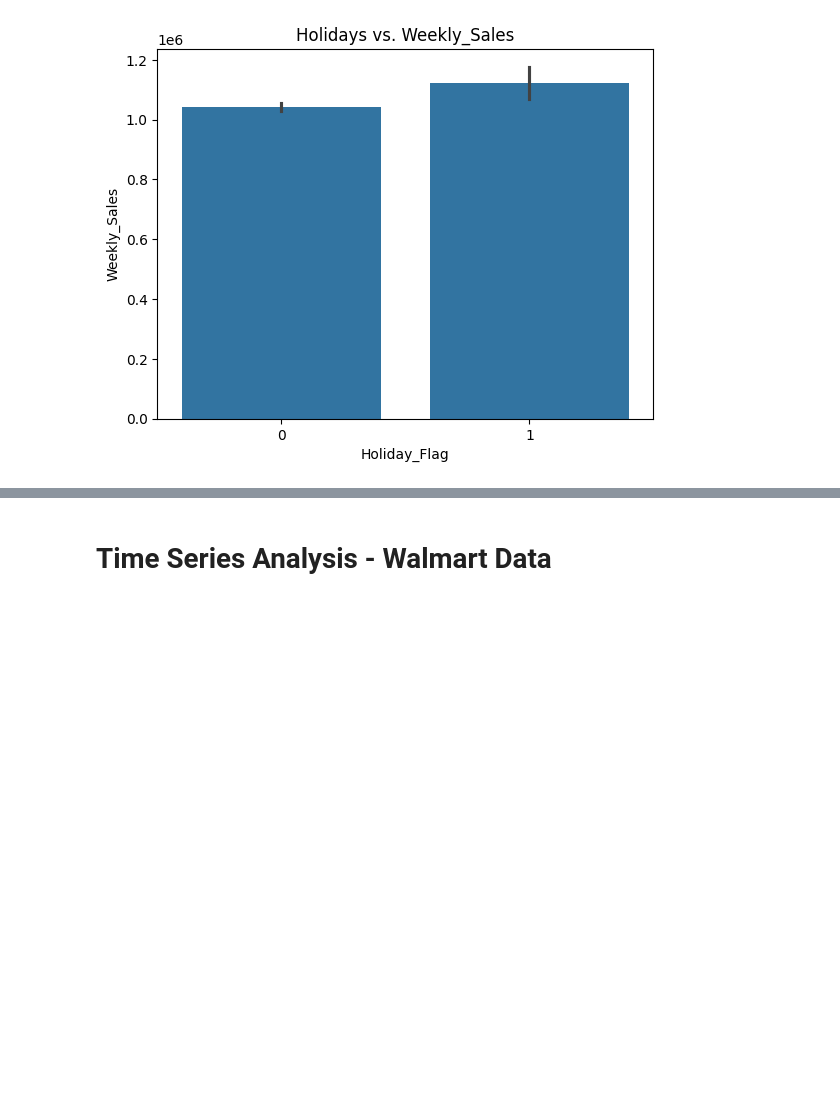
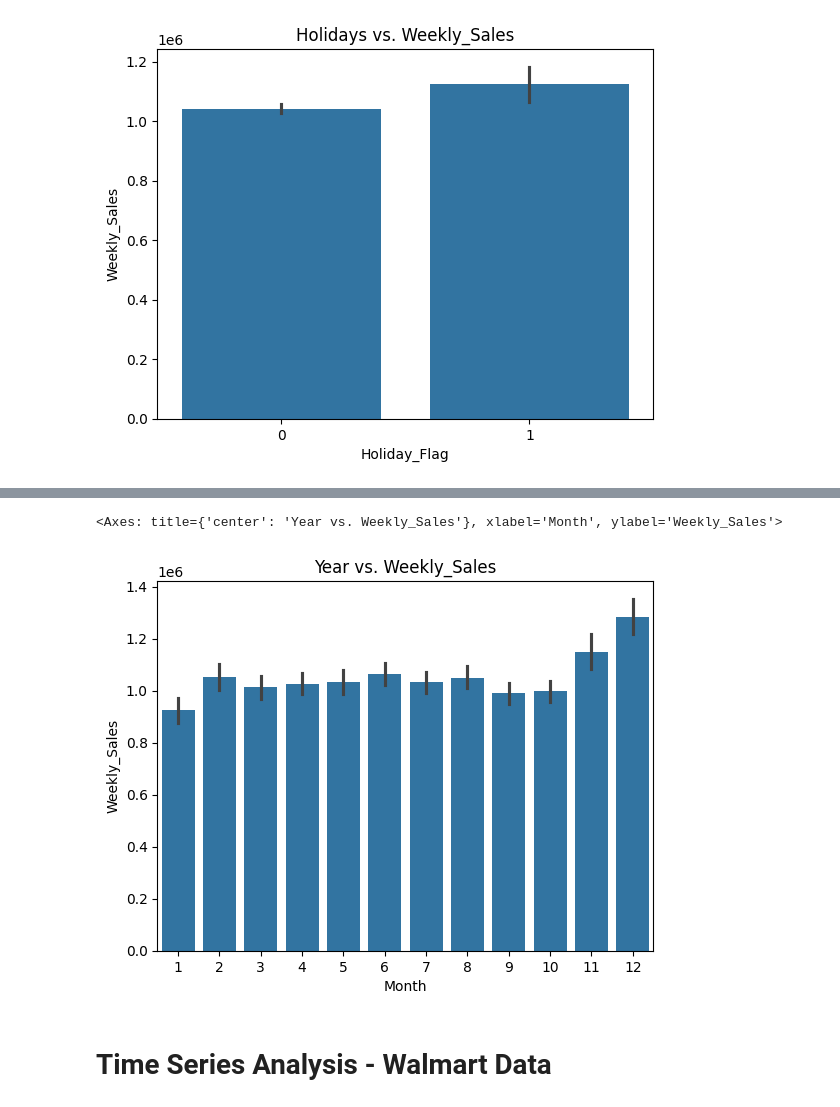
Before and after one commit to TangoMango223/walmart_analysis, a Jupyter notebook: analysis.ipynb, the cells around one changed output, grey strips where cells are left out. Drawn from its saved outputs; the diff is of its cells as text; code cells hidden in the pictures; blank space fills up the shorter version.

```diff
--- a/analysis.ipynb
+++ b/analysis.ipynb
@@ -319,3 +314,13 @@ sns.barplot(data = df, x ="Holiday_Flag", y = "Weekly_Sales")
+# %%
+# Let's look at year...
+# Holiday Flag vs. Weekly Sales
+plt.title("Year vs. Weekly_Sales")
+sns.barplot(data = df, x ="Month", y = "Weekly_Sales")
+
+# We see signs of seasonality, which makes sense given Christmas is the hottest time for shopping.
+# %% [output]
+<Axes: title={'center': 'Year vs. Weekly_Sales'}, xlabel='Month', ylabel='Weekly_Sales'>
+[figure, added]
 # %%
 # We do see a bump, an evident one. Let's start looking at time-series analysis.
 # Some major USA holidays - New Years, Christmas, 4th of July, Memorial Day, American Thanksgiving
```
Also changed, not shown: parts of 20 cells of this notebook.
